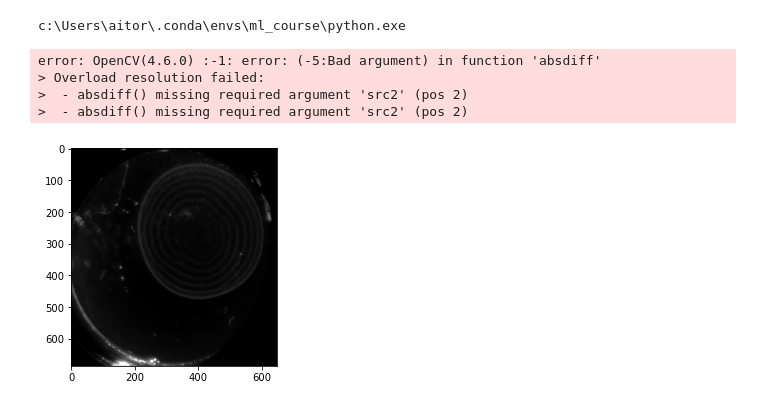
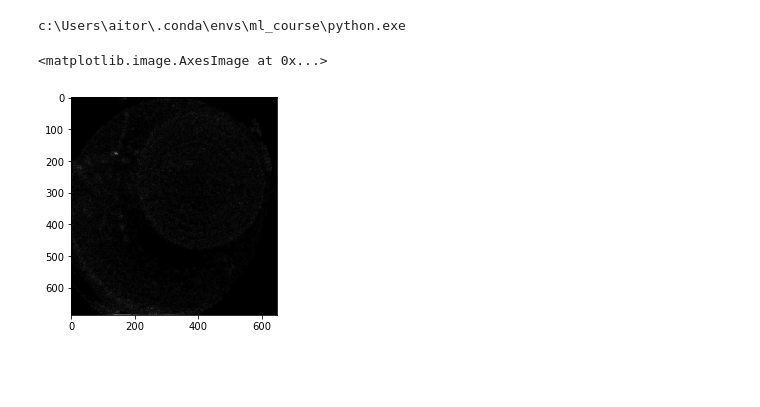
Before and after one commit to epenaroyuela/EPFL-ml-project, a Jupyter notebook: notebooks/preprocessing.ipynb, the cells around one changed output. Drawn from its saved outputs; the diff is of its cells as text; code cells hidden in the pictures; blank space fills up the shorter version.

```diff
--- a/notebooks/preprocessing.ipynb
+++ b/notebooks/preprocessing.ipynb
@@ -18,12 +18,24 @@ c:\Users\aitor\.conda\envs\ml_course\python.exe
 # accessing the videos
 path = '../data/pw1_A1_0315_part1.avi'
 vid = cv2.VideoCapture(path)
+# %%
+# calculating global constants
+N_FRAMES = int(vid.get(cv2.CAP_PROP_FRAME_COUNT))
+vid.set(cv2.CAP_PROP_POS_FRAMES, 0)
+ret, frame = vid.read()
+frame = frame[:,:,0]
+N, M = frame.shape
+# %%
+# sets to 0 the borders of a one channel frame.
+# The width of the border is specified by n_pixels
+def remove_borders(frame, n_pixels=15):
+    frame[0:n_pixels, :] = frame[N-n_pixels:, :] = frame[:, 0:n_pixels] = frame[:, M-n_pixels:] = 0
+    return frame
 # %%
-amount_of_frames = vid.get(cv2.CAP_PROP_FRAME_COUNT)
-amount_of_frames
-
 def get_frame(vid, frame_id):
     vid.set(cv2.CAP_PROP_POS_FRAMES, frame_id)
     ret, frame = vid.read()
     assert(ret==True)
-    return frame[:,:,1]
+    frame = frame[:,:,0]
+    frame = remove_borders(frame)
+    return frame
@@ -30,18 +49,10 @@ def get_frame(vid, frame_id):
 # %%
-frame_id = 10
-
-f1 = get_frame(vid, 10)
-f2 = get_frame(vid, 9)
+# comparing two frames
+f1 = get_frame(vid, 0)
+f2 = get_frame(vid, 7)
 n, m = f1.shape
 plt.imshow(np.abs(f1), cmap='gray', vmin=0, vmax=255)
-
-f1s = f1[n-20:,160:200]
-f2s = f2[n-20:,160:200]
-plt.imshow(cv2.absdiff(f1s-f2s), cmap='gray', vmin=0, vmax=255)
-np.abs(f2s - f1s)
+plt.imshow(cv2.absdiff(f1,f2), cmap='gray')
 # %% [output]
-error: OpenCV(4.6.0) :-1: error: (-5:Bad argument) in function 'absdiff'
-> Overload resolution failed:
->  - absdiff() missing required argument 'src2' (pos 2)
->  - absdiff() missing required argument 'src2' (pos 2)
+<matplotlib.image.AxesImage at 0x...>
-[figure, old version]
+[figure, new version]
```
Also changed, not shown: parts of 10 cells of this notebook.
